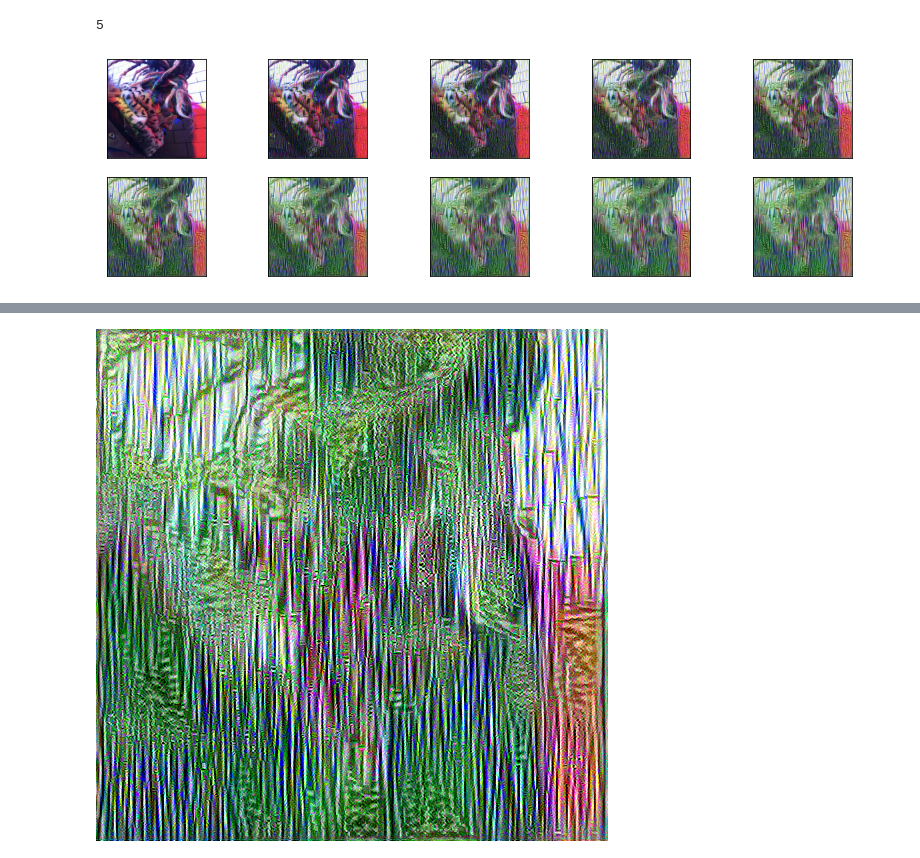
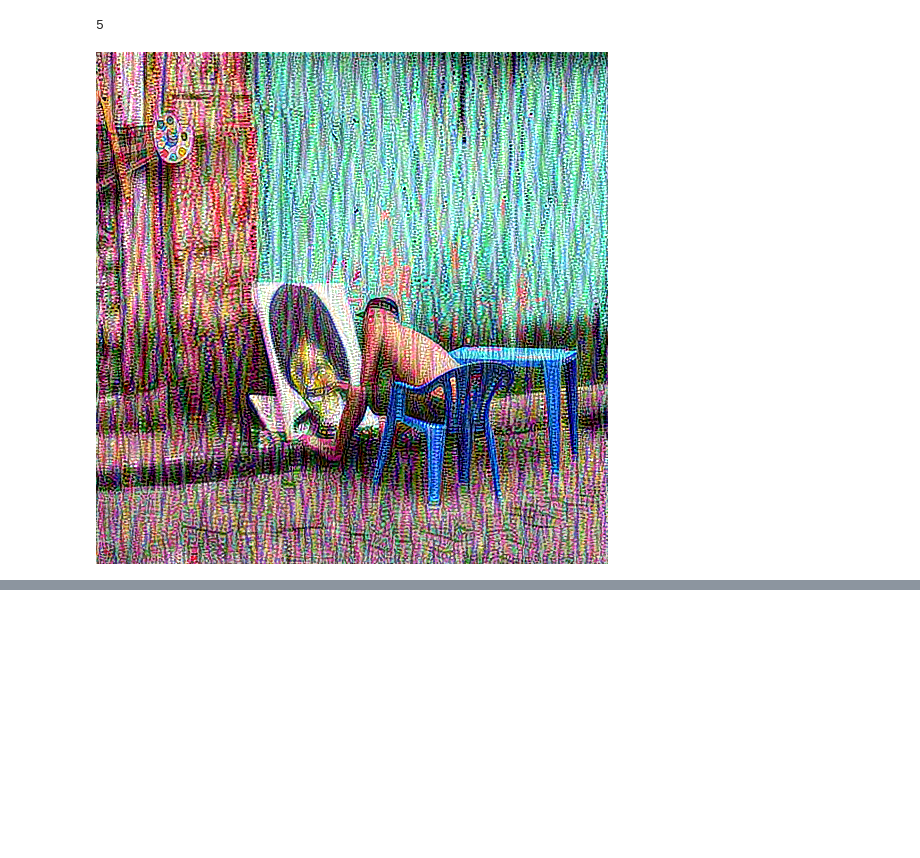
Before and after one commit to olmocorell/When-neural-nets-becomes-sentiments-in-ART, a Jupyter notebook: notebooks/contentstyle funcionando NOTOCAR.ipynb, the cells around one changed output, grey strips where cells are left out. Saved outputs shown, nothing was run; the diff lists cells and outputs as text; code cells hidden in the pictures; blank space fills up the shorter version.

```diff
--- a/notebooks/contentstyle funcionando NOTOCAR.ipynb
+++ b/notebooks/contentstyle funcionando NOTOCAR.ipynb
@@ -20,7 +20,7 @@ from tensorflow.python.keras import backend as K
 # %%
 #n1 = str(sample(range(1,5),1)[0])
 #n2 = str(sample(range(1,11),1)[0])
-path2 = f"../sentimientos/4/5.jpg"
+path2 = f"../sentimientos/1/8.jpg"
 content_path = path2
 style_path = "../creada.jpg"
 # %%
@@ -326,6 +326,6 @@ def run_style_transfer(content_path,
   return best_img, best_loss
 # %%
 best, best_loss = run_style_transfer(content_path,
-                                     style_path, num_iterations=190)
+                                     style_path, num_iterations=200)
 # %% [output]
-[figure, old version]
+[figure, new version]
@@ -332,7 +334,5 @@ best, best_loss = run_style_transfer(content_path,
 # %%
 Image.fromarray(best)
-# %% [output]
-[figure, removed]
 # %%
 def show_results(best_img, content_path, style_path, show_large_final=True):
   plt.figure(figsize=(10, 5))
```
Also changed, not shown: parts of 3 cells of this notebook, 19 other files.
